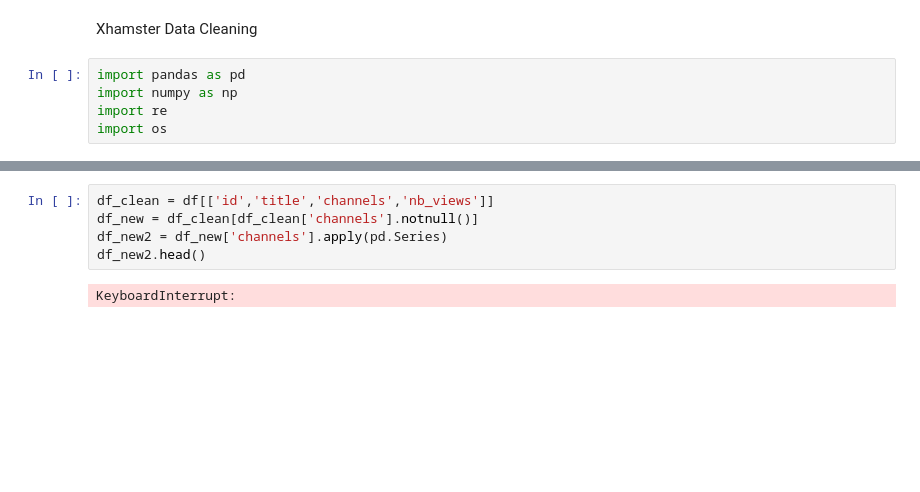
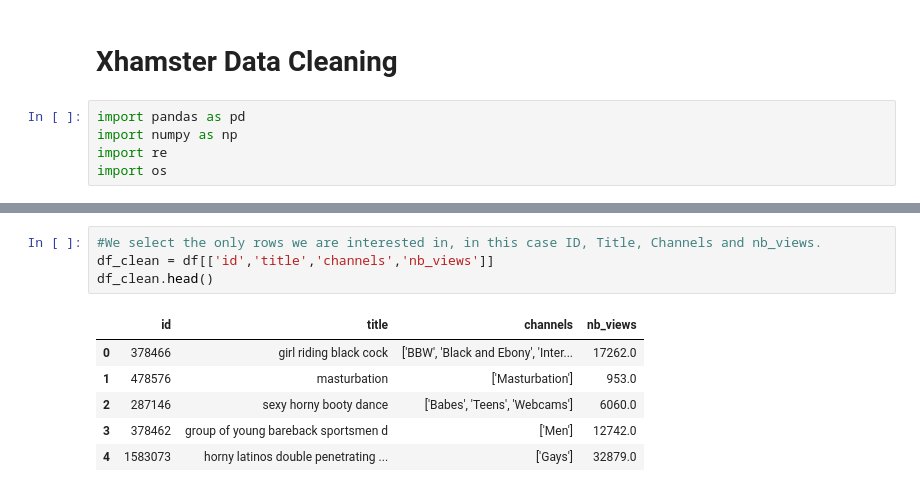
Before and after one commit to jaumevr15/Project-Week-3-Data-Thieves, a Jupyter notebook: your-project/2_xhams_dc.ipynb, the cells around one changed output, grey strips where cells are left out. Cells and saved outputs as stored; diff of their text form; blank space fills up the shorter version.

```diff
--- a/your-project/2_xhams_dc.ipynb
+++ b/your-project/2_xhams_dc.ipynb
@@ -1,5 +1,5 @@
 # %% [markdown]
-Xhamster Data Cleaning
+# Xhamster Data Cleaning
 # %%
 import pandas as pd
 import numpy as np
@@ -16,10 +16,14 @@ df.head()
 | 2 | 287146 | 2010-02-12 | sexy horny booty dance | ['Babes', 'Teens', 'Webcams'] | Watch as this sexy hot horny babe... | 6060.0 | 11.0 | 3.0 | 163.0 | ... |
 | 3 | 378462 | 2010-06-29 | group of young bareback sportsmen d | ['Men'] | NaN | 12742.0 | 87.0 | 15.0 | 1980.0 | ... |
 | 4 | 1583073 | 2012-11-18 | horny latinos double penetrating ... | ['Gays'] | Three Brazilian latino studs get ... | 32879.0 | 75.0 | 6.0 | 1318.0 | ... |
-# %%
-df_clean = df[['id','title','channels','nb_views']]
-df_new = df_clean[df_clean['channels'].notnull()]
-df_new2 = df_new['channels'].apply(pd.Series)
-df_new2.head()
-# %% [output]
-KeyboardInterrupt:
+# %%
+#We select the only rows we are interested in, in this case ID, Title, Channels and nb_views.
+df_clean = df[['id','title','channels','nb_views']]
+df_clean.head()
+# %% [output]
+|  | id | title | channels | nb_views |
+| 0 | 378466 | girl riding black cock | ['BBW', 'Black and Ebony', 'Inter... | 17262.0 |
+| 1 | 478576 | masturbation | ['Masturbation'] | 953.0 |
+| 2 | 287146 | sexy horny booty dance | ['Babes', 'Teens', 'Webcams'] | 6060.0 |
+| 3 | 378462 | group of young bareback sportsmen d | ['Men'] | 12742.0 |
+| 4 | 1583073 | horny latinos double penetrating ... | ['Gays'] | 32879.0 |
```
Also changed, not shown: parts of 11 cells of this notebook.
